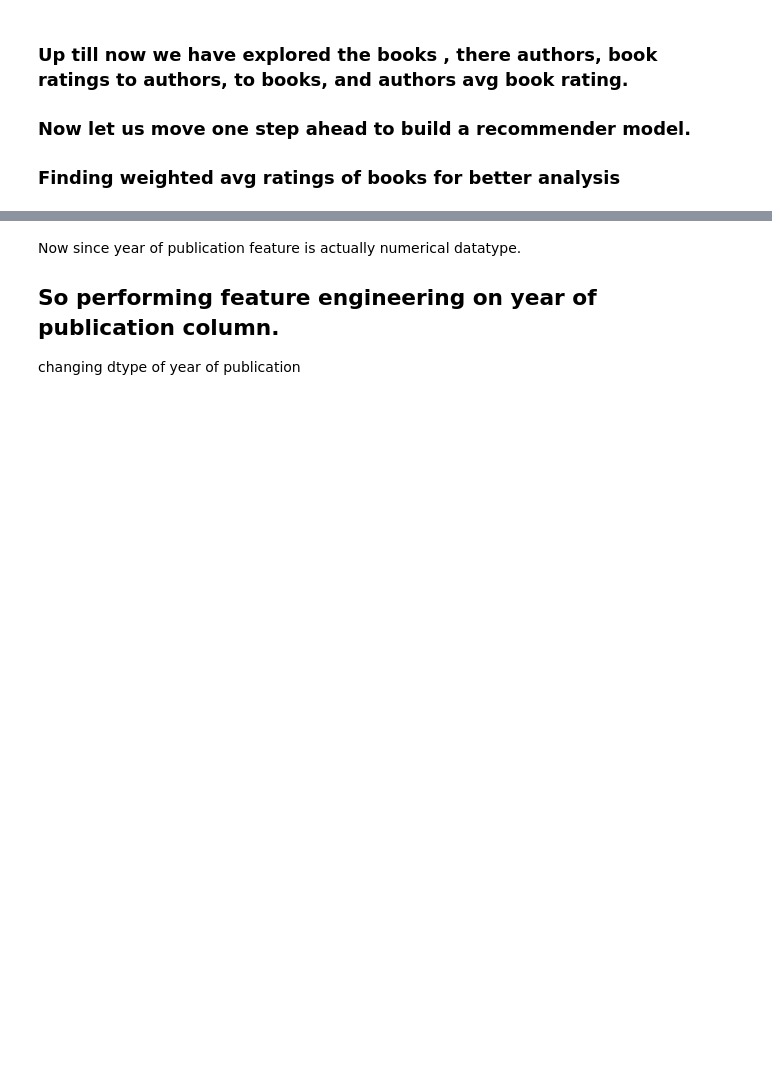
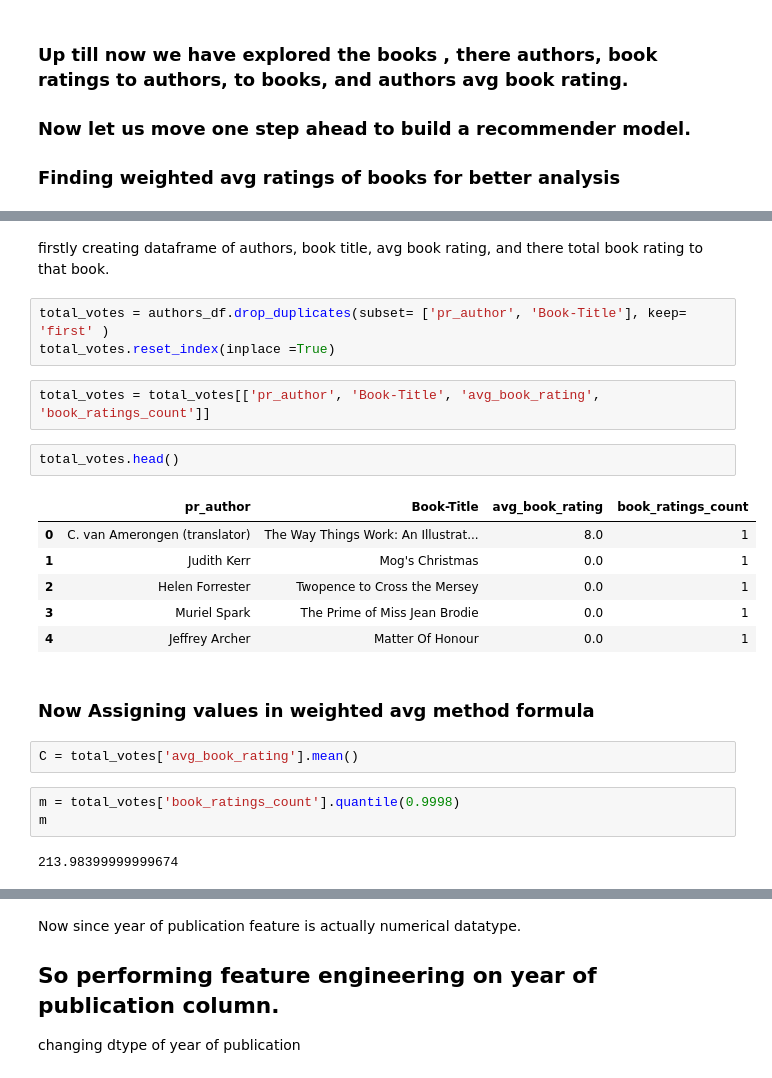
Before and after one commit to Suraj-7077/Unsupervised-ML-Book-Recommendation-system-Model, a Jupyter notebook: Unsupervised_ML_Capstone_Project_IV_.ipynb, the cells around one changed output, grey strips where cells are left out. Cells and saved outputs as stored; diff of their text form; blank space fills up the shorter version.

```diff
--- a/Unsupervised_ML_Capstone_Project_IV_.ipynb
+++ b/Unsupervised_ML_Capstone_Project_IV_.ipynb
@@ -987,0 +926,25 @@ Now we dont have any missing values in book data.
+# %% [markdown]
+firstly creating dataframe of authors, book title, avg book rating, and there total book rating to that book.
+# %%
+total_votes = authors_df.drop_duplicates(subset= ['pr_author', 'Book-Title'], keep= 'first' )
+total_votes.reset_index(inplace =True)
+# %%
+total_votes = total_votes[['pr_author', 'Book-Title', 'avg_book_rating', 'book_ratings_count']]
+# %%
+total_votes.head()
+# %% [output]
+|  | pr_author | Book-Title | avg_book_rating | book_ratings_count |
+| 0 | C. van Amerongen (translator) | The Way Things Work: An Illustrat... | 8.0 | 1 |
+| 1 | Judith Kerr | Mog's Christmas | 0.0 | 1 |
+| 2 | Helen Forrester | Twopence to Cross the Mersey | 0.0 | 1 |
+| 3 | Muriel Spark | The Prime of Miss Jean Brodie | 0.0 | 1 |
+| 4 | Jeffrey Archer | Matter Of Honour | 0.0 | 1 |
+# %% [markdown]
+### Now Assigning values in weighted avg method formula
+# %%
+C = total_votes['avg_book_rating'].mean()
+# %%
+m = total_votes['book_ratings_count'].quantile(0.9998)
+m
+# %% [output]
+213.98399999999674
```
Also changed, not shown: parts of 41 cells of this notebook.
